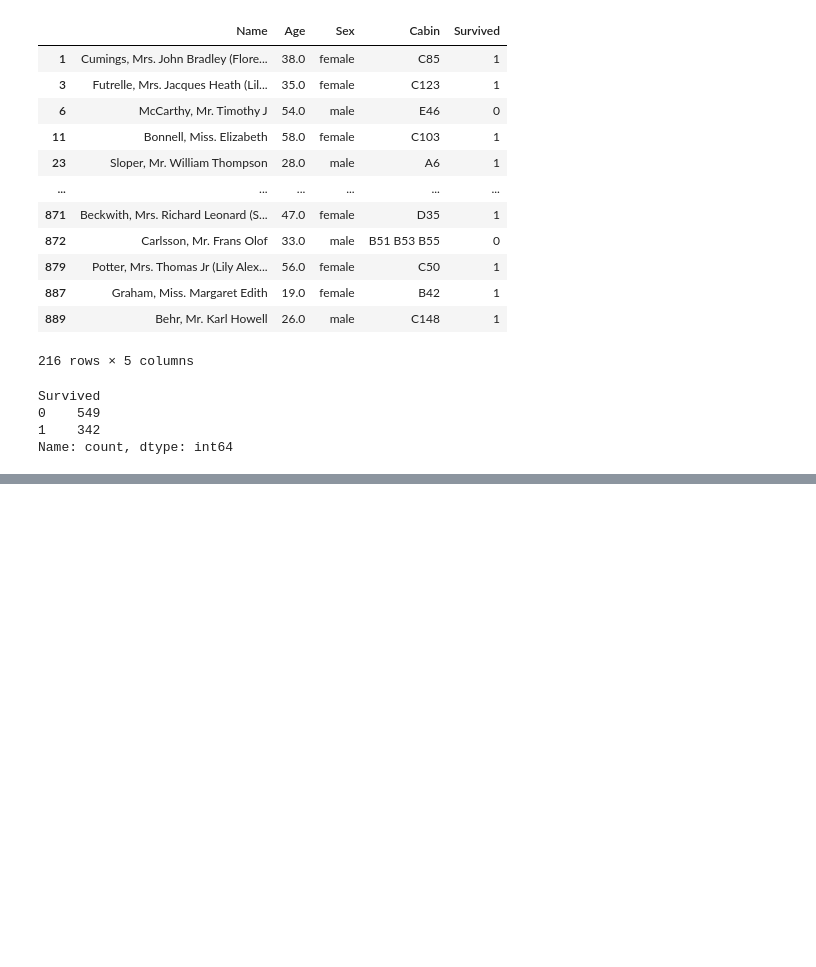
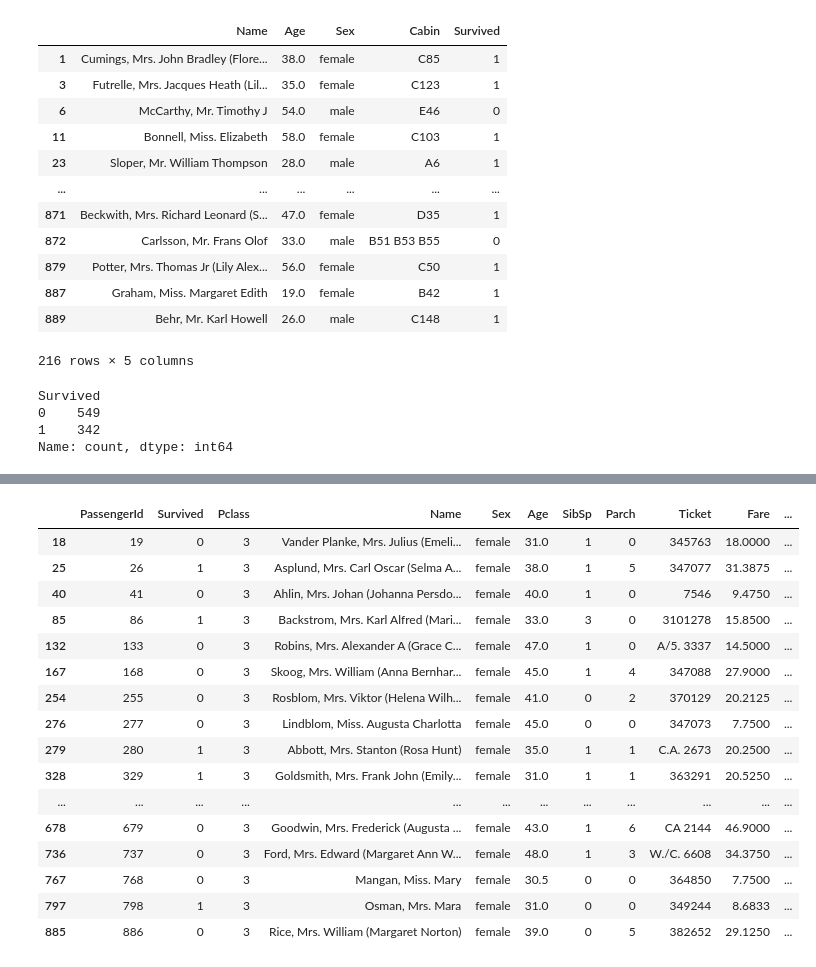
Before and after one commit to Princej-24/DV-PYTHON, a Jupyter notebook: titanic.ipynb, the cells around one changed output, grey strips where cells are left out. Drawn from its saved outputs; the diff is of its cells as text; code cells hidden in the pictures; blank space fills up the shorter version.

```diff
--- a/titanic.ipynb
+++ b/titanic.ipynb
@@ -226,3 +226,7 @@ Survived
 0    549
 1    342
 Name: count, dtype: int64
+# %%
+import pandas as pd
+
+data = pd.read_csv("Titanic-Dataset.csv")
@@ -228,0 +306,20 @@ Name: count, dtype: int64
+# %%
+data[(data["Age"]>30)&(data["Sex"]=="female")&(data['Pclass']==3)]
+# %% [output]
+|  | PassengerId | Survived | Pclass | Name | Sex | Age | SibSp | Parch | Ticket | Fare | ... |
+| 18 | 19 | 0 | 3 | Vander Planke, Mrs. Julius (Emeli... | female | 31.0 | 1 | 0 | 345763 | 18.0000 | ... |
+| 25 | 26 | 1 | 3 | Asplund, Mrs. Carl Oscar (Selma A... | female | 38.0 | 1 | 5 | 347077 | 31.3875 | ... |
+| 40 | 41 | 0 | 3 | Ahlin, Mrs. Johan (Johanna Persdo... | female | 40.0 | 1 | 0 | 7546 | 9.4750 | ... |
+| 85 | 86 | 1 | 3 | Backstrom, Mrs. Karl Alfred (Mari... | female | 33.0 | 3 | 0 | 3101278 | 15.8500 | ... |
+| 132 | 133 | 0 | 3 | Robins, Mrs. Alexander A (Grace C... | female | 47.0 | 1 | 0 | A/5. 3337 | 14.5000 | ... |
+| 167 | 168 | 0 | 3 | Skoog, Mrs. William (Anna Bernhar... | female | 45.0 | 1 | 4 | 347088 | 27.9000 | ... |
+| 254 | 255 | 0 | 3 | Rosblom, Mrs. Viktor (Helena Wilh... | female | 41.0 | 0 | 2 | 370129 | 20.2125 | ... |
+| 276 | 277 | 0 | 3 | Lindblom, Miss. Augusta Charlotta | female | 45.0 | 0 | 0 | 347073 | 7.7500 | ... |
+| 279 | 280 | 1 | 3 | Abbott, Mrs. Stanton (Rosa Hunt) | female | 35.0 | 1 | 1 | C.A. 2673 | 20.2500 | ... |
+| 328 | 329 | 1 | 3 | Goldsmith, Mrs. Frank John (Emily... | female | 31.0 | 1 | 1 | 363291 | 20.5250 | ... |
+| ... | ... | ... | ... | ... | ... | ... | ... | ... | ... | ... | ... |
+| 678 | 679 | 0 | 3 | Goodwin, Mrs. Frederick (Augusta ... | female | 43.0 | 1 | 6 | CA 2144 | 46.9000 | ... |
+| 736 | 737 | 0 | 3 | Ford, Mrs. Edward (Margaret Ann W... | female | 48.0 | 1 | 3 | W./C. 6608 | 34.3750 | ... |
+| 767 | 768 | 0 | 3 | Mangan, Miss. Mary | female | 30.5 | 0 | 0 | 364850 | 7.7500 | ... |
+| 797 | 798 | 1 | 3 | Osman, Mrs. Mara | female | 31.0 | 0 | 0 | 349244 | 8.6833 | ... |
+| 885 | 886 | 0 | 3 | Rice, Mrs. William (Margaret Norton) | female | 39.0 | 0 | 5 | 382652 | 29.1250 | ... |
```
Also changed, not shown: parts of 10 cells of this notebook.
